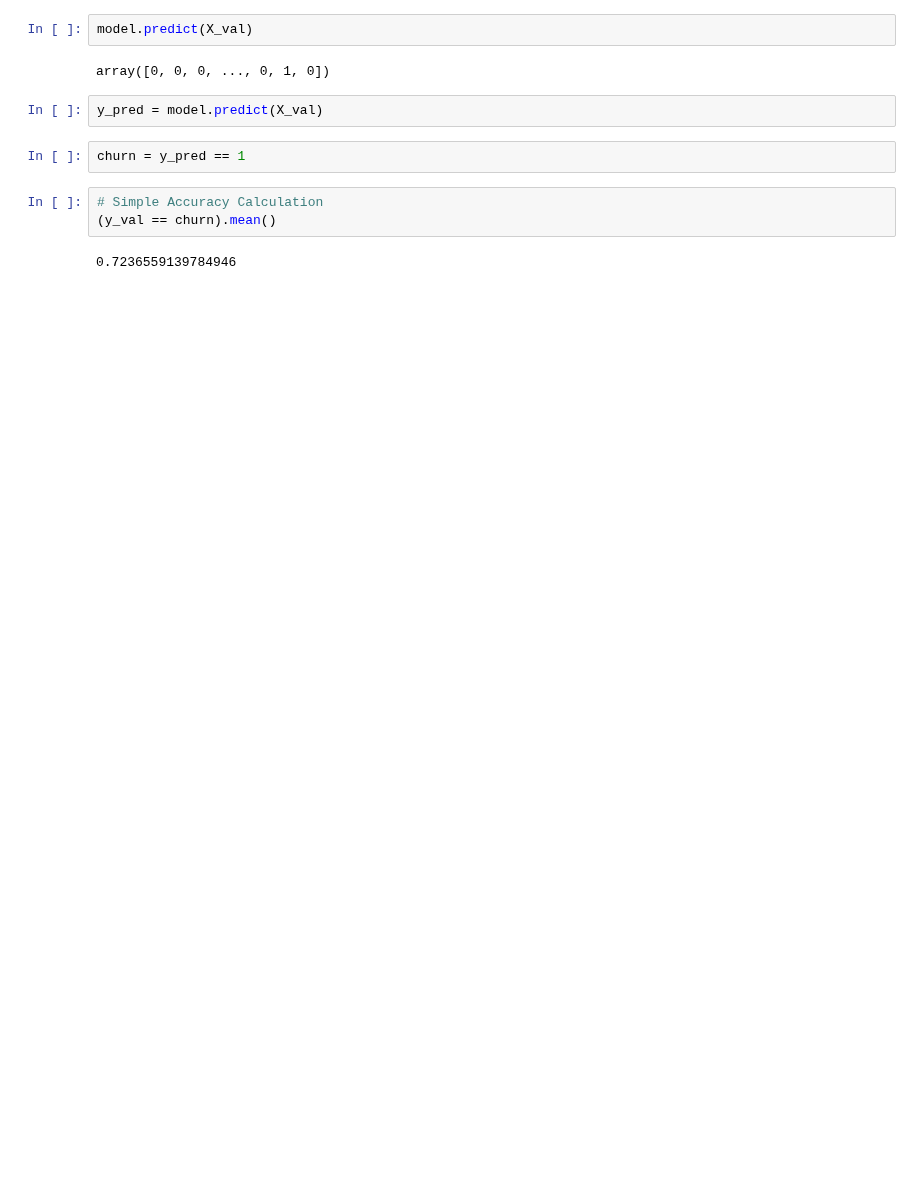
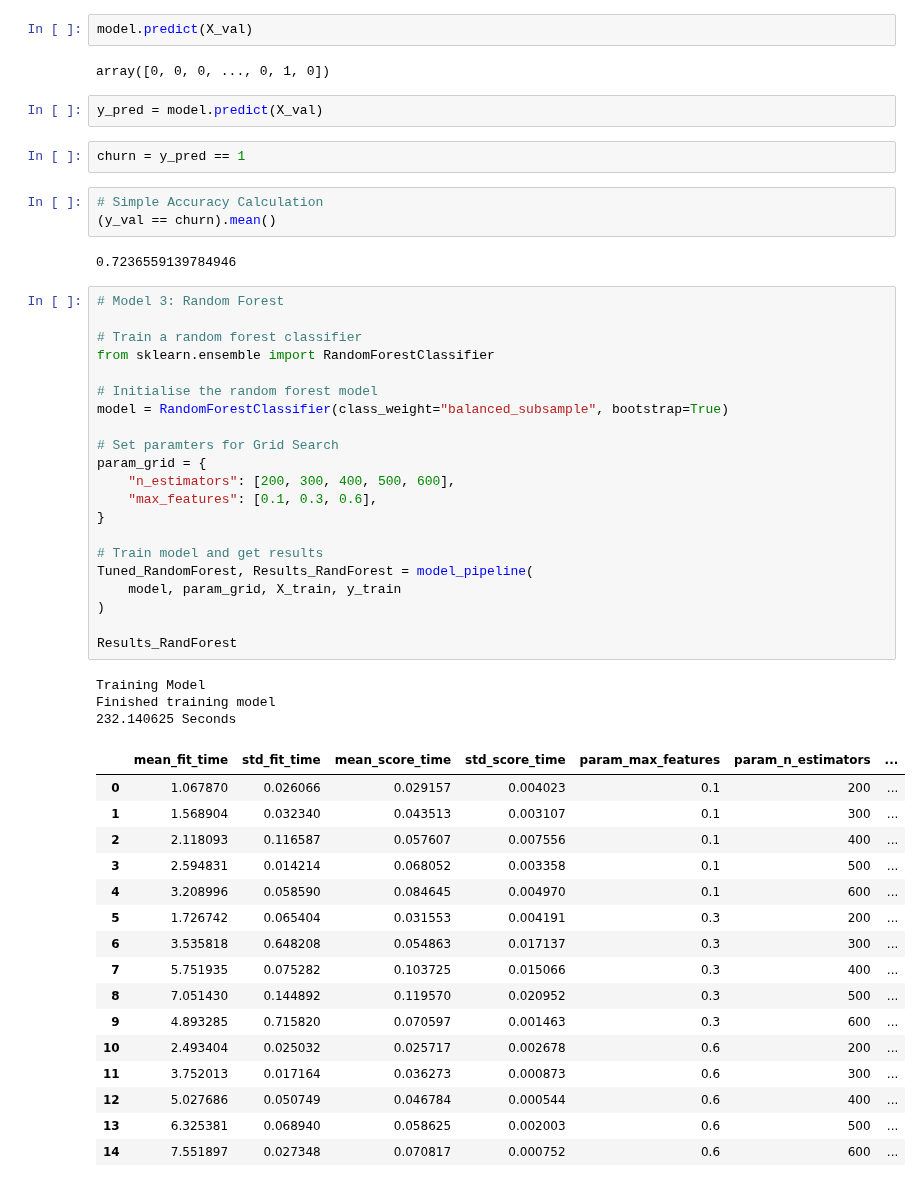
Before and after one commit to michaelgetachew-abebe/Churn_Prediction_Model, a Jupyter notebook: notebooks2.ipynb, the cells around one changed output. Drawn from its saved outputs; the diff is of its cells as text; blank space fills up the shorter version.

Commit message:
Feat(add): added a random forest regeressor model

```diff
--- a/notebooks2.ipynb
+++ b/notebooks2.ipynb
@@ -611,3 +611,44 @@ churn = y_pred == 1
 (y_val == churn).mean()
 # %% [output]
 0.7236559139784946
+# %%
+# Model 3: Random Forest
+
+# Train a random forest classifier
+from sklearn.ensemble import RandomForestClassifier
+
+# Initialise the random forest model
+model = RandomForestClassifier(class_weight="balanced_subsample", bootstrap=True)
+
+# Set paramters for Grid Search
+param_grid = {
+    "n_estimators": [200, 300, 400, 500, 600],
+    "max_features": [0.1, 0.3, 0.6],
+}
+
+# Train model and get results
+Tuned_RandomForest, Results_RandForest = model_pipeline(
+    model, param_grid, X_train, y_train
+)
+
+Results_RandForest
+# %% [output]
+Training Model
+Finished training model
+232.140625 Seconds
+|  | mean_fit_time | std_fit_time | mean_score_time | std_score_time | param_max_features | param_n_estimators | ... |
+| 0 | 1.067870 | 0.026066 | 0.029157 | 0.004023 | 0.1 | 200 | ... |
+| 1 | 1.568904 | 0.032340 | 0.043513 | 0.003107 | 0.1 | 300 | ... |
+| 2 | 2.118093 | 0.116587 | 0.057607 | 0.007556 | 0.1 | 400 | ... |
+| 3 | 2.594831 | 0.014214 | 0.068052 | 0.003358 | 0.1 | 500 | ... |
+| 4 | 3.208996 | 0.058590 | 0.084645 | 0.004970 | 0.1 | 600 | ... |
+| 5 | 1.726742 | 0.065404 | 0.031553 | 0.004191 | 0.3 | 200 | ... |
+| 6 | 3.535818 | 0.648208 | 0.054863 | 0.017137 | 0.3 | 300 | ... |
+| 7 | 5.751935 | 0.075282 | 0.103725 | 0.015066 | 0.3 | 400 | ... |
+| 8 | 7.051430 | 0.144892 | 0.119570 | 0.020952 | 0.3 | 500 | ... |
+| 9 | 4.893285 | 0.715820 | 0.070597 | 0.001463 | 0.3 | 600 | ... |
+| 10 | 2.493404 | 0.025032 | 0.025717 | 0.002678 | 0.6 | 200 | ... |
+| 11 | 3.752013 | 0.017164 | 0.036273 | 0.000873 | 0.6 | 300 | ... |
+| 12 | 5.027686 | 0.050749 | 0.046784 | 0.000544 | 0.6 | 400 | ... |
+| 13 | 6.325381 | 0.068940 | 0.058625 | 0.002003 | 0.6 | 500 | ... |
+| 14 | 7.551897 | 0.027348 | 0.070817 | 0.000752 | 0.6 | 600 | ... |
```
